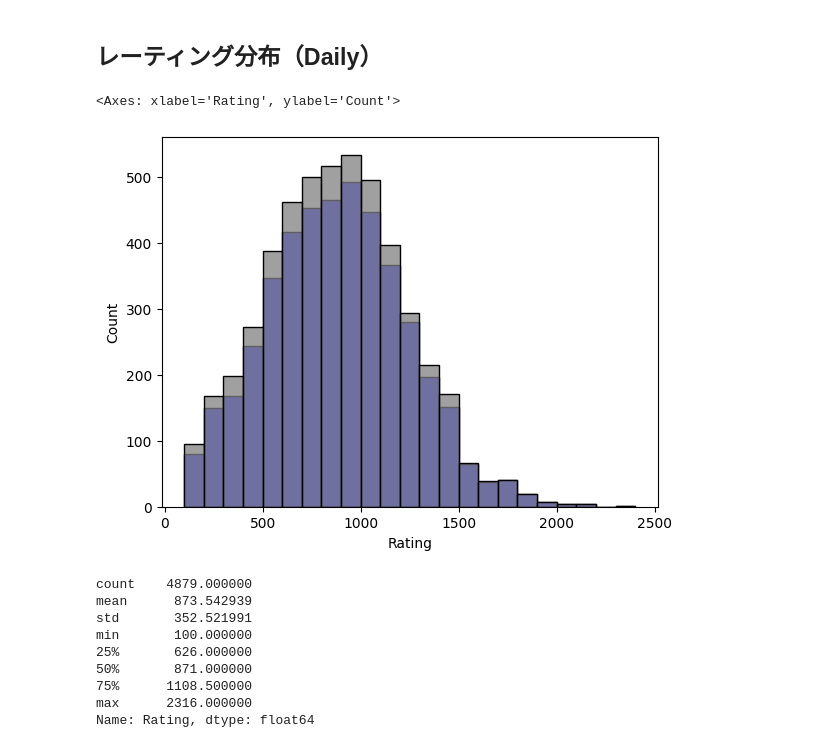
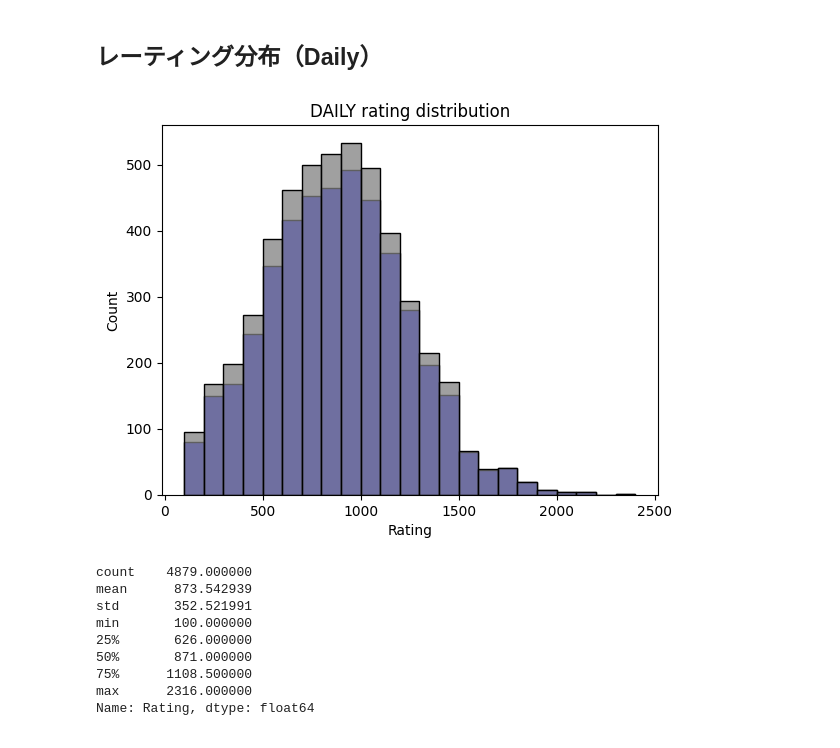
Before and after one commit to tanoCureC/scrape-chesscom, a Jupyter notebook: syukei.ipynb, the cells around one changed output. Cells and saved outputs as stored; diff of their text form; code cells hidden in the pictures.

```diff
--- a/syukei.ipynb
+++ b/syukei.ipynb
@@ -479,9 +485,10 @@ Name: Rating, dtype: float64
 # %%
 sns.histplot(data=df_filtered_daily, x='Rating', kde=False, color='blue', binwidth=100)
 sns.histplot(df_daily['Rating'], kde=False, color='grey', binwidth=100)
+plt.title('DAILY rating distribution')
+plt.savefig('dailyHist.png')
 # %% [output]
-<Axes: xlabel='Rating', ylabel='Count'>
-[figure, old version]
+[figure, new version]
 # %%
 df_daily['Rating'].describe()
 # %% [output]
```
Also changed, not shown: parts of 6 cells of this notebook.
